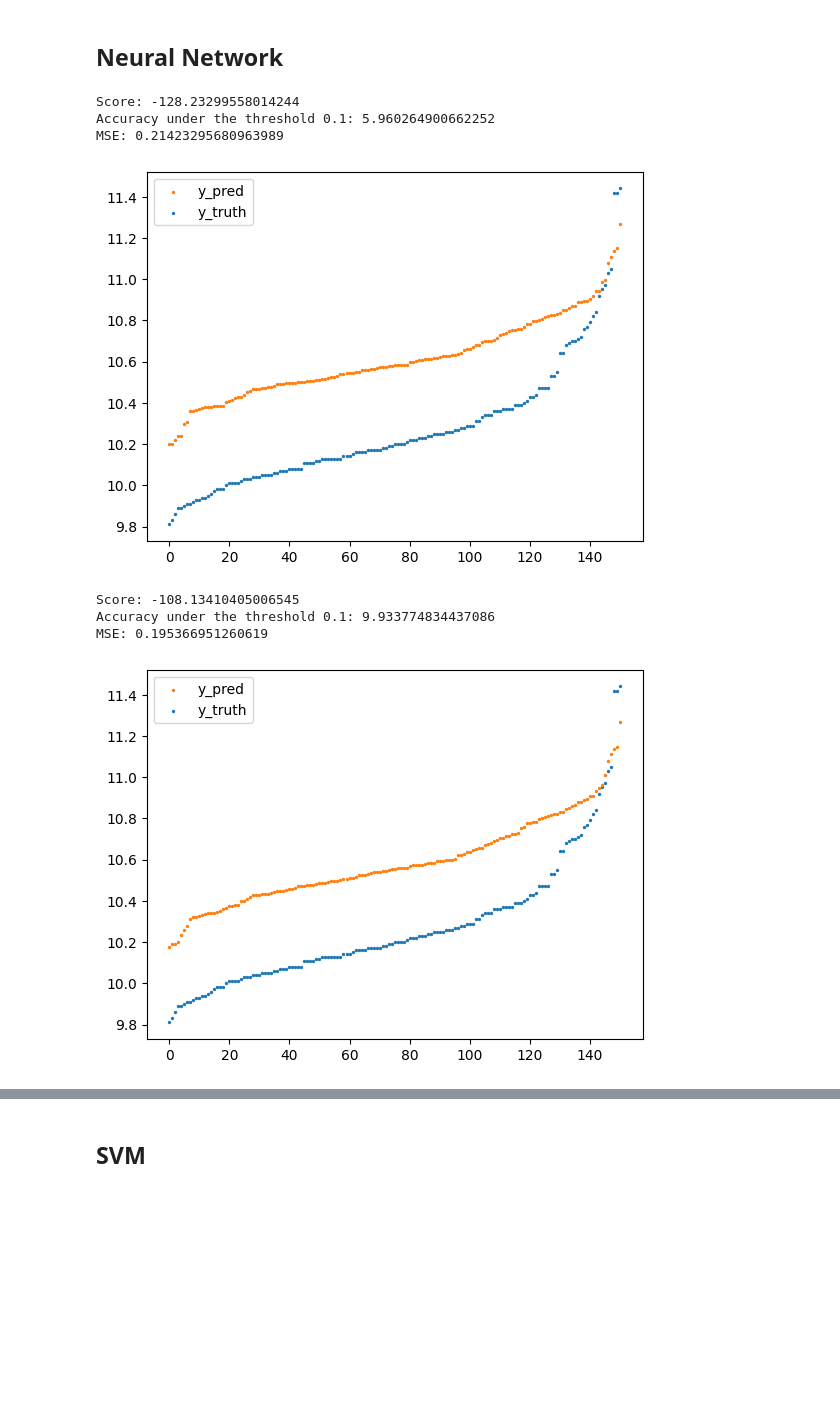
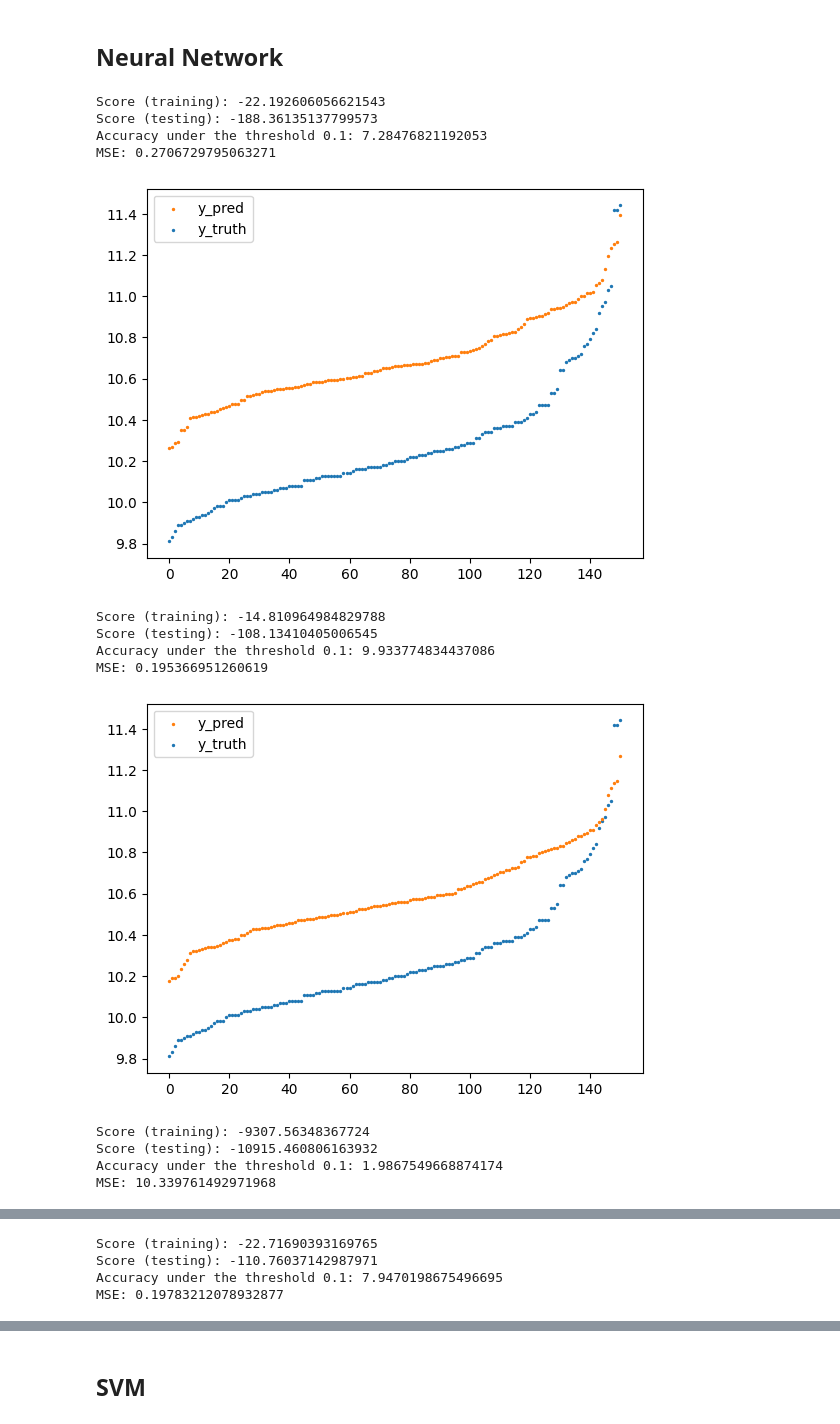
Before and after one commit to ailuropodaWu/NYCU-AI-Capstone, a Jupyter notebook: Project1/algorithm.ipynb, the cells around one changed output, grey strips where cells are left out. Drawn from its saved outputs; the diff is of its cells as text; code cells hidden in the pictures; blank space fills up the shorter version.

```diff
--- a/Project1/algorithm.ipynb
+++ b/Project1/algorithm.ipynb
@@ -75,13 +137,20 @@ def deep_learning(X_train, y_train, X_test, y_test, batch_size=10, lr=1e-5, hidd
-# %%
-layers = (10, 10, 10, 10)
-deep_learning(X_train, y_train, X_test, y_test, hidden_layer=layers, batch_size=100, lr=5e-6)
-deep_learning(X_filter, y_filter, X_test, y_test, hidden_layer=layers,batch_size=50, lr=5e-6)
-# %% [output]
-Score: -128.23299558014244
-Accuracy under the threshold 0.1: 5.960264900662252
-MSE: 0.21423295680963989
-[figure, removed]
-Score: -108.13410405006545
-Accuracy under the threshold 0.1: 9.933774834437086
-MSE: 0.195366951260619
-[figure, removed]
+# %%
+algorithm(X_train, y_train, 'mlp', 'origin')
+algorithm(X_filter, y_filter, 'mlp', 'filter')
+algorithm(X_train_hundred, y_train_hundred, 'mlp', 'hundred')
+algorithm(X_train_thousond, y_train_thousond, 'mlp', 'thousond')
+# %% [output]
+Score (training): -22.192606056621543
+Score (testing): -188.36135137799573
+Accuracy under the threshold 0.1: 7.28476821192053
+MSE: 0.2706729795063271
+[figure, added]
+Score (training): -14.810964984829788
+Score (testing): -108.13410405006545
+Accuracy under the threshold 0.1: 9.933774834437086
+MSE: 0.195366951260619
+[figure, added]
+Score (training): -9307.56348367724
+Score (testing): -10915.460806163932
+Accuracy under the threshold 0.1: 1.9867549668874174
+MSE: 10.339761492971968
@@ -87,0 +158,4 @@ MSE: 0.195366951260619
+Score (training): -22.71690393169765
+Score (testing): -110.76037142987971
+Accuracy under the threshold 0.1: 7.9470198675496695
+MSE: 0.19783212078932877
```
Also changed, not shown: parts of 24 cells of this notebook.
